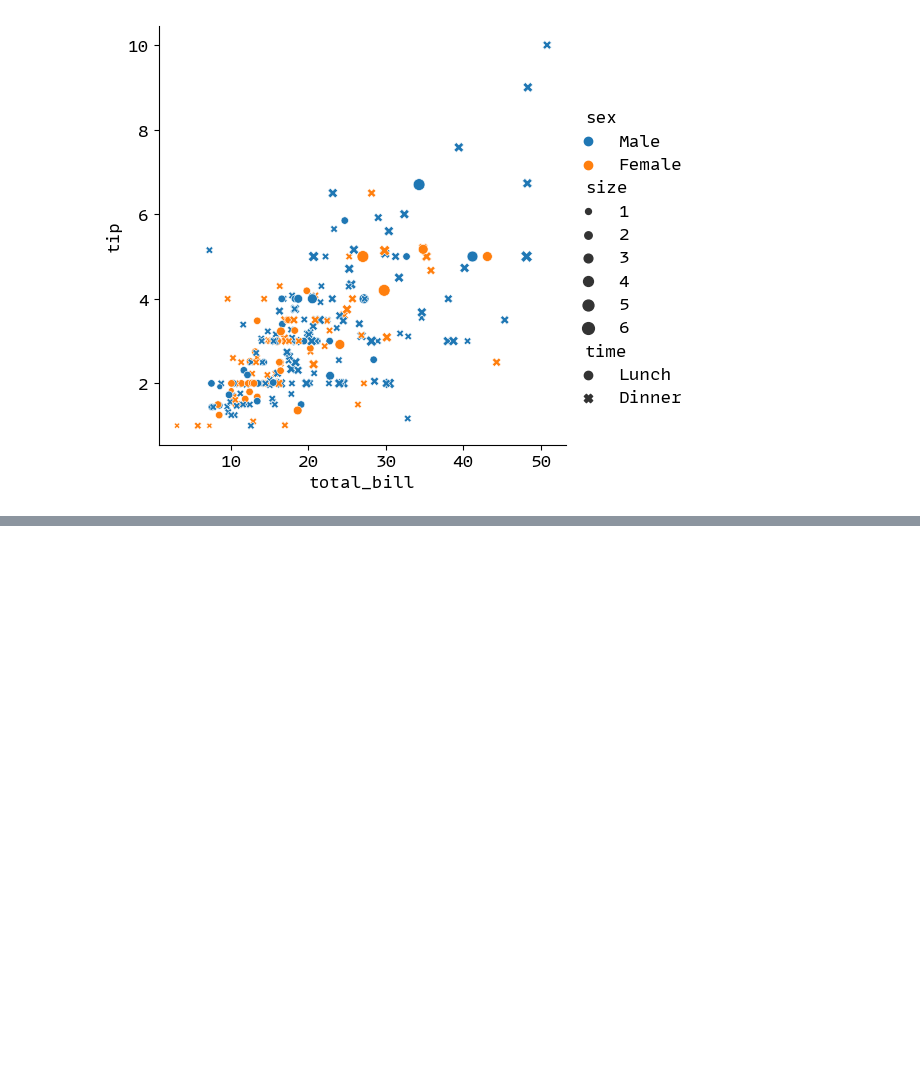
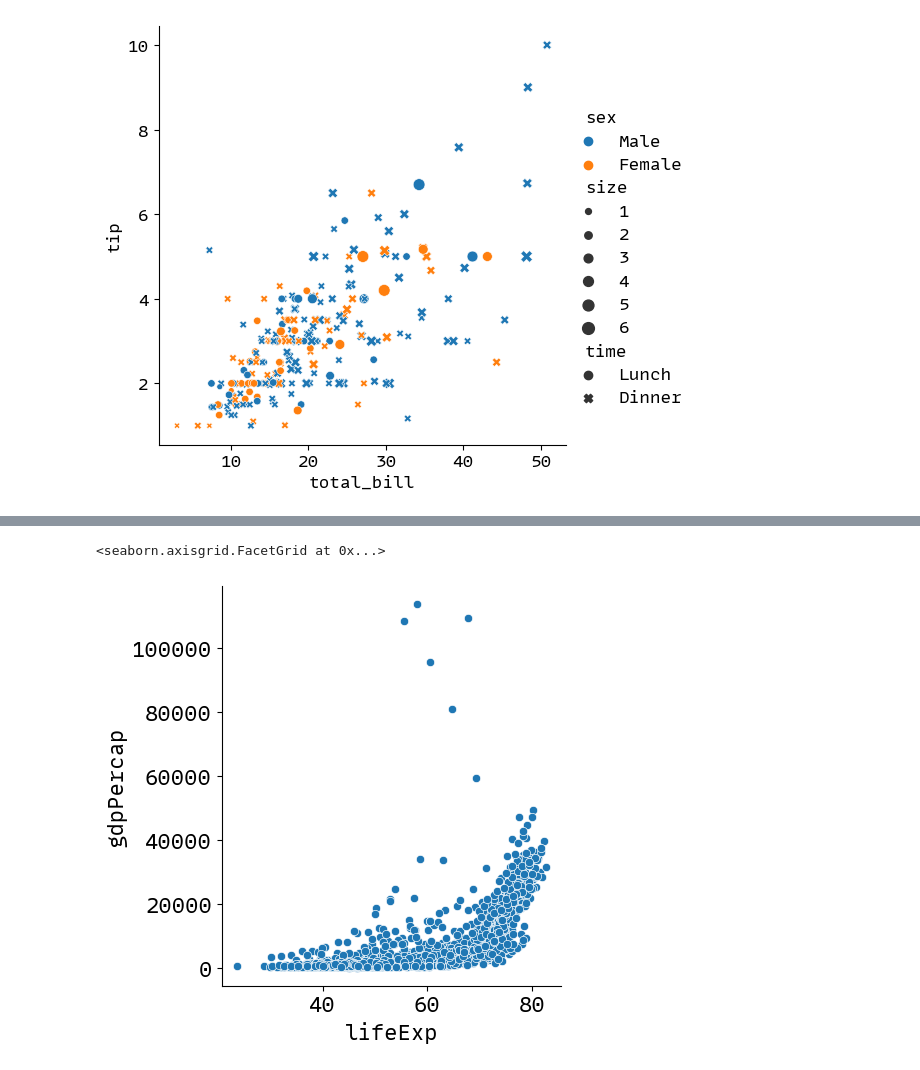
Before and after one commit to karkiayush/seaborn, a Jupyter notebook: relational_plots/scatter_plots/scatter_plots.ipynb, the cells around one changed output, grey strips where cells are left out. Drawn from its saved outputs; the diff is of its cells as text; code cells hidden in the pictures; blank space fills up the shorter version.

```diff
--- a/relational_plots/scatter_plots/scatter_plots.ipynb
+++ b/relational_plots/scatter_plots/scatter_plots.ipynb
@@ -68,0 +93,9 @@ sns.relplot(
+# %%
+# lifeExp vs gdpPercap scatter plot of nepal
+gap = px.data.gapminder()
+
+
+sns.relplot(data=gap, x="lifeExp", y="gdpPercap")
+# %% [output]
+<seaborn.axisgrid.FacetGrid at 0x...>
+[figure, added]
```
Also changed, not shown: parts of 3 cells of this notebook.
